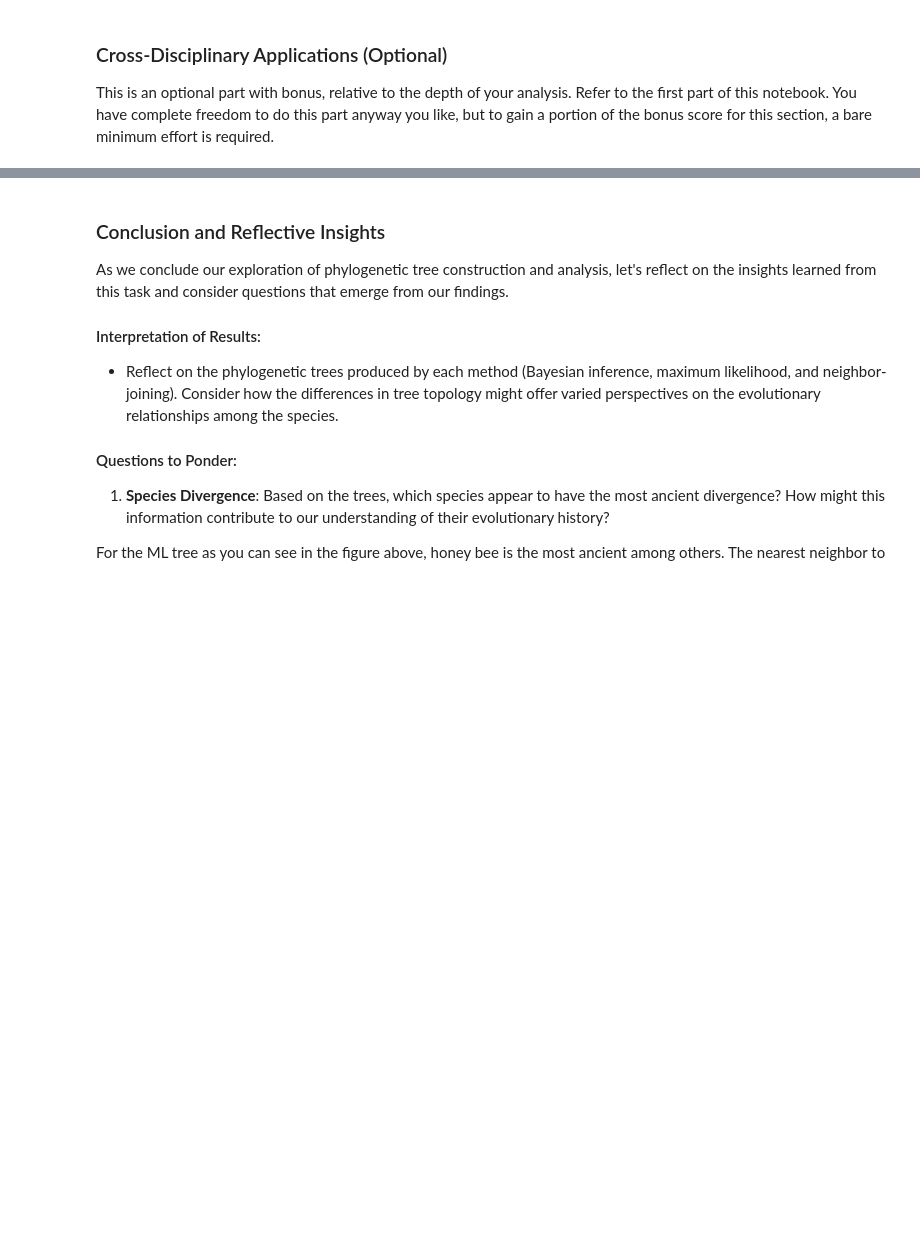
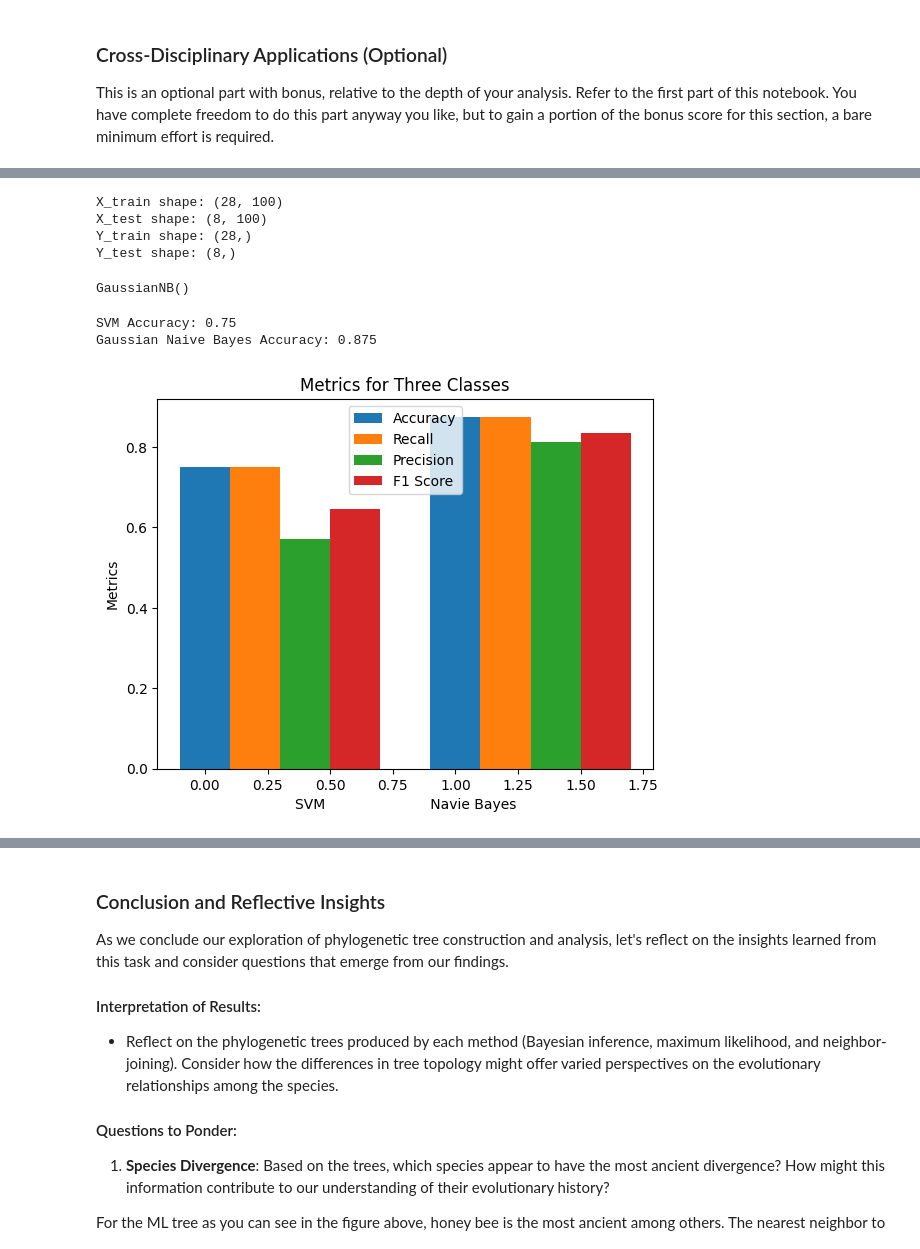
Before and after one commit to mjmaher987/Bioinformatics-Project, a Jupyter notebook: Task 2/MitochondrialComparisonPhylogeneticTreeConstruction.ipynb, the cells around one changed output, grey strips where cells are left out. Cells and saved outputs as stored; diff of their text form; code cells hidden in the pictures; blank space fills up the shorter version.

```diff
--- a/Task 2/MitochondrialComparisonPhylogeneticTreeConstruction.ipynb
+++ b/Task 2/MitochondrialComparisonPhylogeneticTreeConstruction.ipynb
@@ -681,0 +884,76 @@ This is an optional part with bonus, relative to the depth of your analysis. Ref
+# %%
+from sklearn.model_selection import train_test_split
+
+X_train, X_test, Y_train, Y_test = train_test_split(embedded_X, Y, test_size=0.2, random_state=40)
+
+print("X_train shape:", X_train.shape)
+print("X_test shape:", X_test.shape)
+print("Y_train shape:", Y_train.shape)
+print("Y_test shape:", Y_test.shape)
+# %% [output]
+X_train shape: (28, 100)
+X_test shape: (8, 100)
+Y_train shape: (28,)
+Y_test shape: (8,)
+# %%
+from sklearn.svm import SVC
+from sklearn.naive_bayes import GaussianNB
+from sklearn.metrics import accuracy_score
+
+
+svc = SVC()
+svc.fit(X_train, Y_train)
+
+gaussian_nb_classifier = GaussianNB()
+gaussian_nb_classifier.fit(X_train, Y_train)
+# %% [output]
+GaussianNB()
+# %%
+SVM_prediction = svc.predict(X_test)
+accuracy_svm = accuracy_score(Y_test, SVM_prediction)
+print(f"SVM Accuracy: {accuracy_svm}")
+
+NB_prediction = gaussian_nb_classifier.predict(X_test)
+accuracy_gaussian_nb = accuracy_score(Y_test, NB_prediction)
+print(f"Gaussian Naive Bayes Accuracy: {accuracy_gaussian_nb}")
+# %% [output]
+SVM Accuracy: 0.75
+Gaussian Naive Bayes Accuracy: 0.875
+# %%
+from sklearn.metrics import confusion_matrix, precision_recall_fscore_support
+import matplotlib.pyplot as plt
+import seaborn as sns
+
+svm_cm = confusion_matrix(Y_test, SVM_prediction)
+svm_metrics = precision_recall_fscore_support(Y_test, SVM_prediction, average='weighted')
+svm_precision, svm_recall, svm_fscore, svm_support = svm_metrics[:4]
+
+nb_cm = confusion_matrix(Y_test, NB_prediction)
+nb_metrics = precision_recall_fscore_support(Y_test, NB_prediction, average='weighted')
+nb_precision, nb_recall, nb_fscore, nb_support = nb_metrics[:4]
+# %%
+import matplotlib.pyplot as plt
+import numpy as np
+
+classes = ['SVM', 'Navie Bayes']
+accuracy = [accuracy_svm, accuracy_gaussian_nb]
+recall = [svm_recall, nb_recall]
+precision = [svm_precision, nb_precision]
+f1_score = [svm_fscore, nb_fscore]
+
+bar_width = 0.2
+
+index = np.arange(len(classes))
+
+plt.bar(index, accuracy, width=bar_width, label='Accuracy')
+plt.bar(index + bar_width, recall, width=bar_width, label='Recall')
+plt.bar(index + 2 * bar_width, precision, width=bar_width, label='Precision')
+plt.bar(index + 3 * bar_width, f1_score, width=bar_width, label='F1 Score')
+
+plt.xlabel('SVM                        Navie Bayes')
+plt.ylabel('Metrics')
+plt.title('Metrics for Three Classes')
+plt.legend()
+plt.show()
+# %% [output]
+[figure, added]
```
Also changed, not shown: parts of 17 cells of this notebook.
